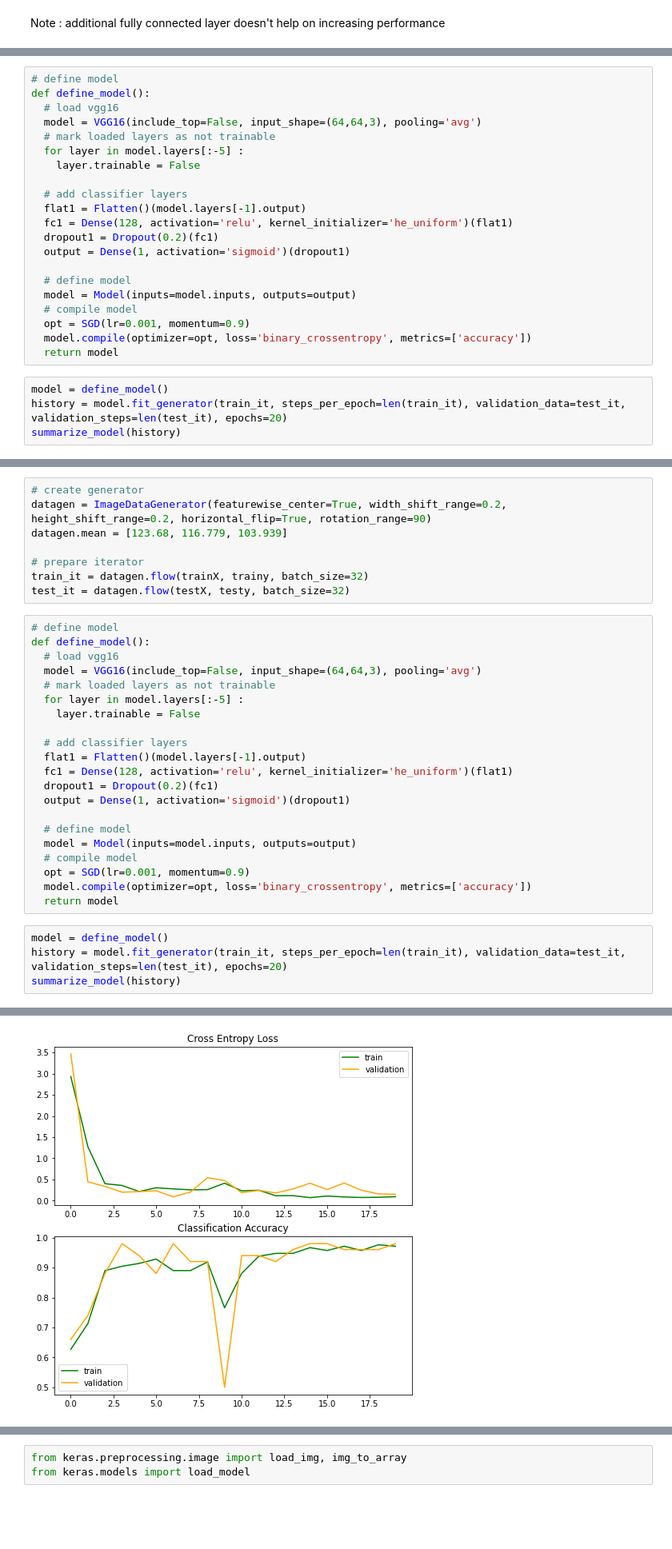
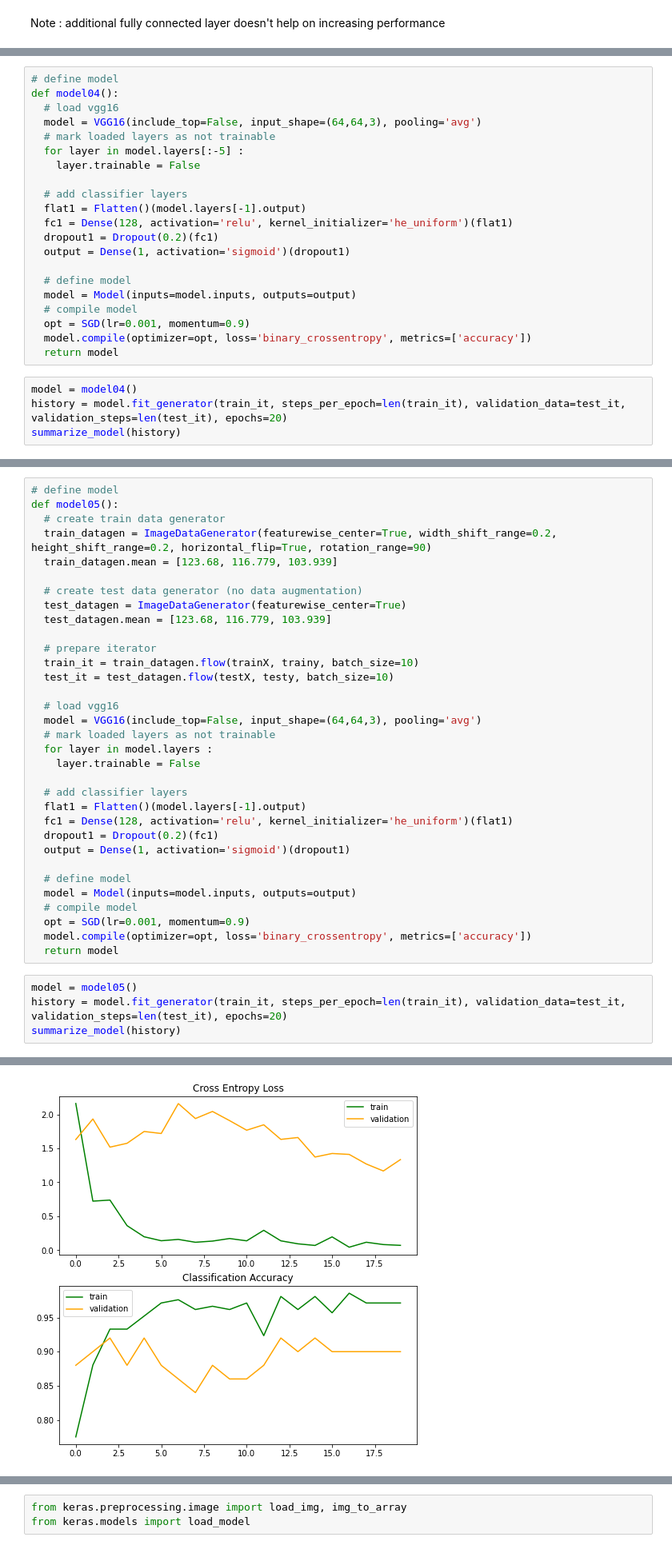
Before and after one commit to WoradeeKongthong/computer_vision_fundamental, a Jupyter notebook: cat_or_not_image_binary_classification_with_transfer_learning.ipynb, the cells around one changed output, grey strips where cells are left out. Shown at 80% size. Drawn from its saved outputs; the diff is of its cells as text; blank space fills up the shorter version.

```diff
--- a/cat_or_not_image_binary_classification_with_transfer_learning.ipynb
+++ b/cat_or_not_image_binary_classification_with_transfer_learning.ipynb
@@ -343,7 +408,7 @@ Non-trainable params: 0
 _________________________________________________________________
 # %%
 # define model
-def define_model():
+def model04():
   # load vgg16
   model = VGG16(include_top=False, input_shape=(64,64,3), pooling='avg')
   # mark loaded layers as not trainable
@@ -363,7 +428,7 @@ def define_model():
   model.compile(optimizer=opt, loss='binary_crossentropy', metrics=['accuracy'])
   return model
 # %%
-model = define_model()
+model = model04()
 history = model.fit_generator(train_it, steps_per_epoch=len(train_it), validation_data=test_it, validation_steps=len(test_it), epochs=20)
 summarize_model(history)
 # %% [output]
@@ -393,18 +458,22 @@ Test :  0.940
-# %%
-# create generator
-datagen = ImageDataGenerator(featurewise_center=True, width_shift_range=0.2, height_shift_range=0.2, horizontal_flip=True, rotation_range=90)
-datagen.mean = [123.68, 116.779, 103.939]
-
-# prepare iterator
-train_it = datagen.flow(trainX, trainy, batch_size=32)
-test_it = datagen.flow(testX, testy, batch_size=32)
 # %%
 # define model
-def define_model():
+def model05():
+  # create train data generator
+  train_datagen = ImageDataGenerator(featurewise_center=True, width_shift_range=0.2, height_shift_range=0.2, horizontal_flip=True, rotation_range=90)
+  train_datagen.mean = [123.68, 116.779, 103.939]
+
+  # create test data generator (no data augmentation)
+  test_datagen = ImageDataGenerator(featurewise_center=True)
+  test_datagen.mean = [123.68, 116.779, 103.939]
+
+  # prepare iterator
+  train_it = train_datagen.flow(trainX, trainy, batch_size=10)
+  test_it = test_datagen.flow(testX, testy, batch_size=10)
+
   # load vgg16
   model = VGG16(include_top=False, input_shape=(64,64,3), pooling='avg')
   # mark loaded layers as not trainable
-  for layer in model.layers[:-5] :
+  for layer in model.layers :
     layer.trainable = False
 
   # add classifier layers
@@ -420,7 +489,7 @@ def define_model():
   model.compile(optimizer=opt, loss='binary_crossentropy', metrics=['accuracy'])
   return model
 # %%
-model = define_model()
+model = model05()
 history = model.fit_generator(train_it, steps_per_epoch=len(train_it), validation_data=test_it, validation_steps=len(test_it), epochs=20)
 summarize_model(history)
 # %% [output]
@@ -444,3 +513,3 @@ Epoch 20/20
-[figure, old version]
+[figure, new version]
 Model Performance (accuracy)
 Train : 0.971
```
Also changed, not shown: parts of 36 cells of this notebook.
